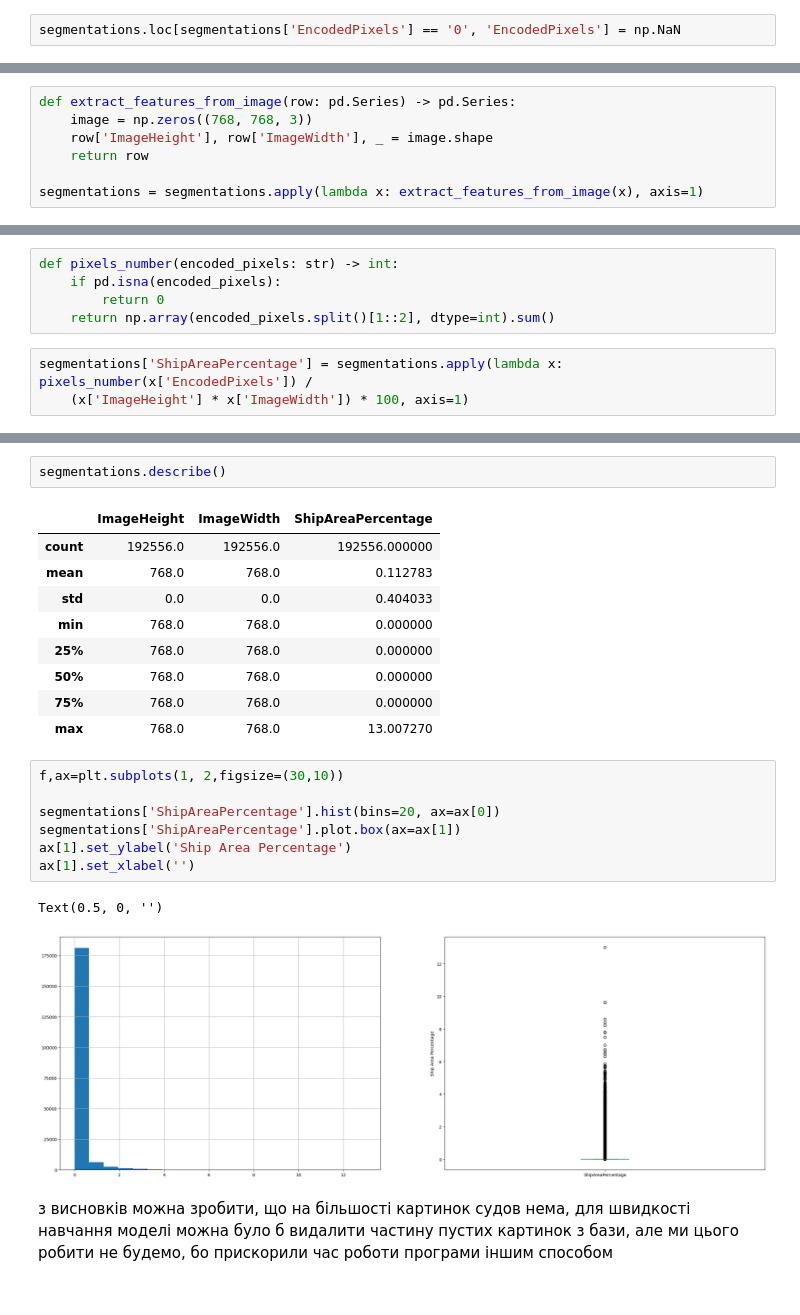
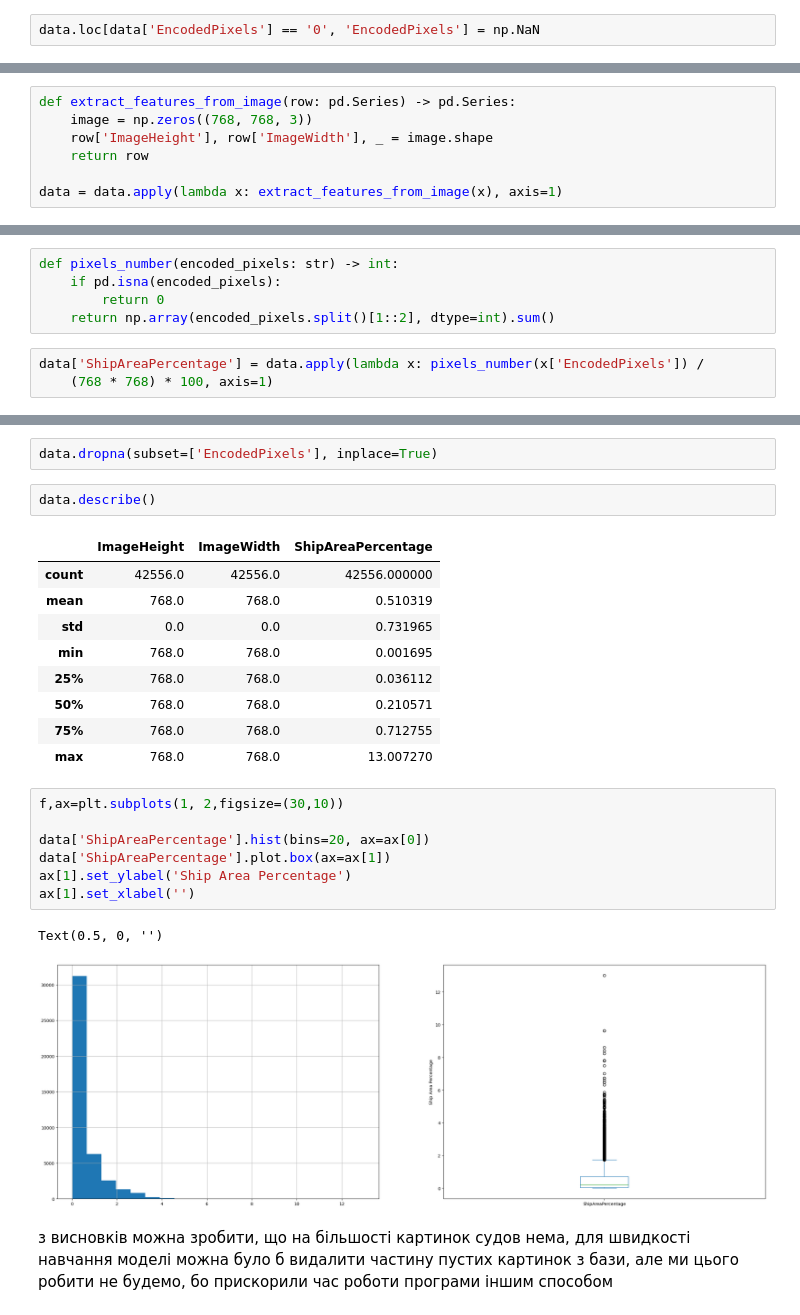
Before and after one commit to mykola9208/airbus_test_project, a Jupyter notebook: dataset_analysis.ipynb, the cells around one changed output, grey strips where cells are left out. Saved outputs shown, nothing was run; the diff lists cells and outputs as text.

```diff
--- a/dataset_analysis.ipynb
+++ b/dataset_analysis.ipynb
@@ -58,2 +114,2 @@ segmentations
 # %%
-segmentations.loc[segmentations['EncodedPixels'] == '0', 'EncodedPixels'] = np.NaN
+data.loc[data['EncodedPixels'] == '0', 'EncodedPixels'] = np.NaN
@@ -90,7 +125,7 @@ def extract_features_from_image(row: pd.Series) -> pd.Series:
     row['ImageHeight'], row['ImageWidth'], _ = image.shape
     return row
 
-segmentations = segmentations.apply(lambda x: extract_features_from_image(x), axis=1)
+data = data.apply(lambda x: extract_features_from_image(x), axis=1)
 # %% [markdown]
 було виявлено що всі фотографії 768 * 768, так прописано щоб швидше працювало, для перевірки замінити
 "image = np.zeros((768, 768, 3))" на
@@ -145,6 +150,6 @@ def pixels_number(encoded_pixels: str) -> int:
         return 0
     return np.array(encoded_pixels.split()[1::2], dtype=int).sum()
 # %%
-segmentations['ShipAreaPercentage'] = segmentations.apply(lambda x: pixels_number(x['EncodedPixels']) /
-    (x['ImageHeight'] * x['ImageWidth']) * 100, axis=1)
+data['ShipAreaPercentage'] = data.apply(lambda x: pixels_number(x['EncodedPixels']) /
+    (768 * 768) * 100, axis=1)
 # %%
@@ -163,27 +168,29 @@ There are 192556 rows.
 | 7 | 0002d0f32.jpg | <NA> | 768 | 768 | 0.000000 |
 | 8 | 000303d4d.jpg | <NA> | 768 | 768 | 0.000000 |
 | 9 | 00031f145.jpg | 340363 1 341129 4 341896 6 342663... | 768 | 768 | 0.072055 |
+# %%
+data.dropna(subset=['EncodedPixels'], inplace=True)
 # %%
-segmentations.describe()
+data.describe()
 # %% [output]
 |  | ImageHeight | ImageWidth | ShipAreaPercentage |
-| count | 192556.0 | 192556.0 | 192556.000000 |
-| mean | 768.0 | 768.0 | 0.112783 |
-| std | 0.0 | 0.0 | 0.404033 |
-| min | 768.0 | 768.0 | 0.000000 |
-| 25% | 768.0 | 768.0 | 0.000000 |
-| 50% | 768.0 | 768.0 | 0.000000 |
-| 75% | 768.0 | 768.0 | 0.000000 |
+| count | 42556.0 | 42556.0 | 42556.000000 |
+| mean | 768.0 | 768.0 | 0.510319 |
+| std | 0.0 | 0.0 | 0.731965 |
+| min | 768.0 | 768.0 | 0.001695 |
+| 25% | 768.0 | 768.0 | 0.036112 |
+| 50% | 768.0 | 768.0 | 0.210571 |
+| 75% | 768.0 | 768.0 | 0.712755 |
 | max | 768.0 | 768.0 | 13.007270 |
 # %%
 f,ax=plt.subplots(1, 2,figsize=(30,10))
 
-segmentations['ShipAreaPercentage'].hist(bins=20, ax=ax[0])
-segmentations['ShipAreaPercentage'].plot.box(ax=ax[1])
+data['ShipAreaPercentage'].hist(bins=20, ax=ax[0])
+data['ShipAreaPercentage'].plot.box(ax=ax[1])
 ax[1].set_ylabel('Ship Area Percentage')
 ax[1].set_xlabel('')
 # %% [output]
 Text(0.5, 0, '')
-[figure, old version]
+[figure, new version]
 # %% [markdown]
 з висновків можна зробити, що на більшості картинок судов нема, для швидкості навчання моделі можна було б видалити частину пустих картинок з бази, але ми цього робити не будемо, бо прискорили час роботи програми іншим способом
```
Also changed, not shown: parts of 29 cells of this notebook, 3 other files.
